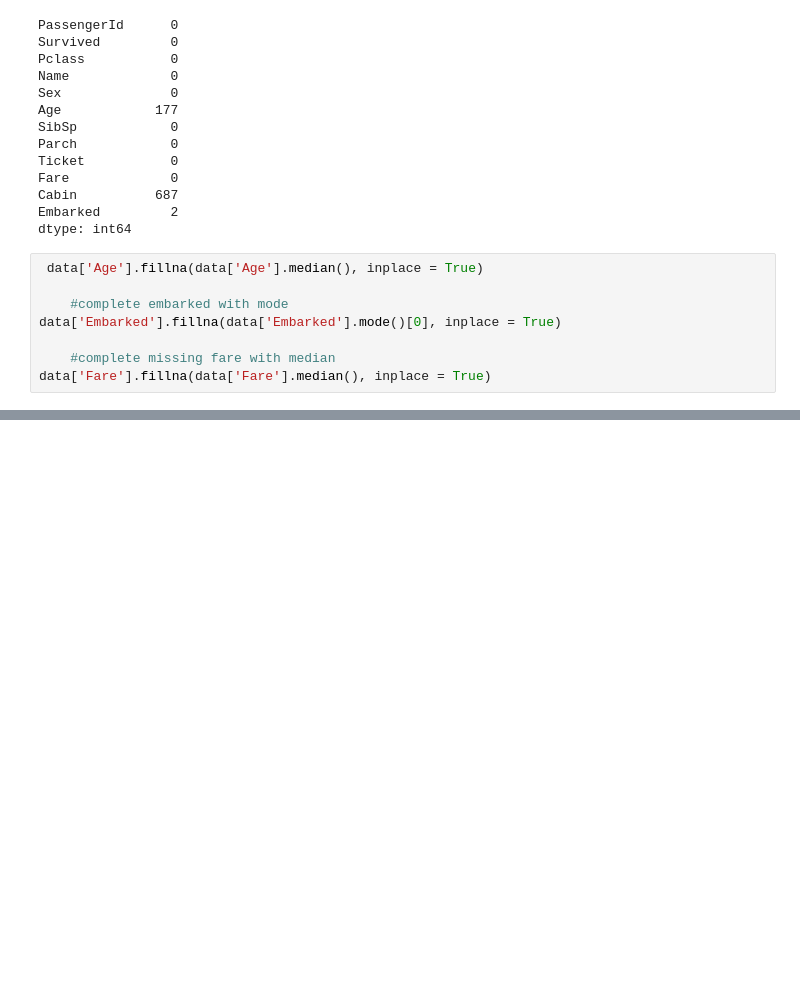
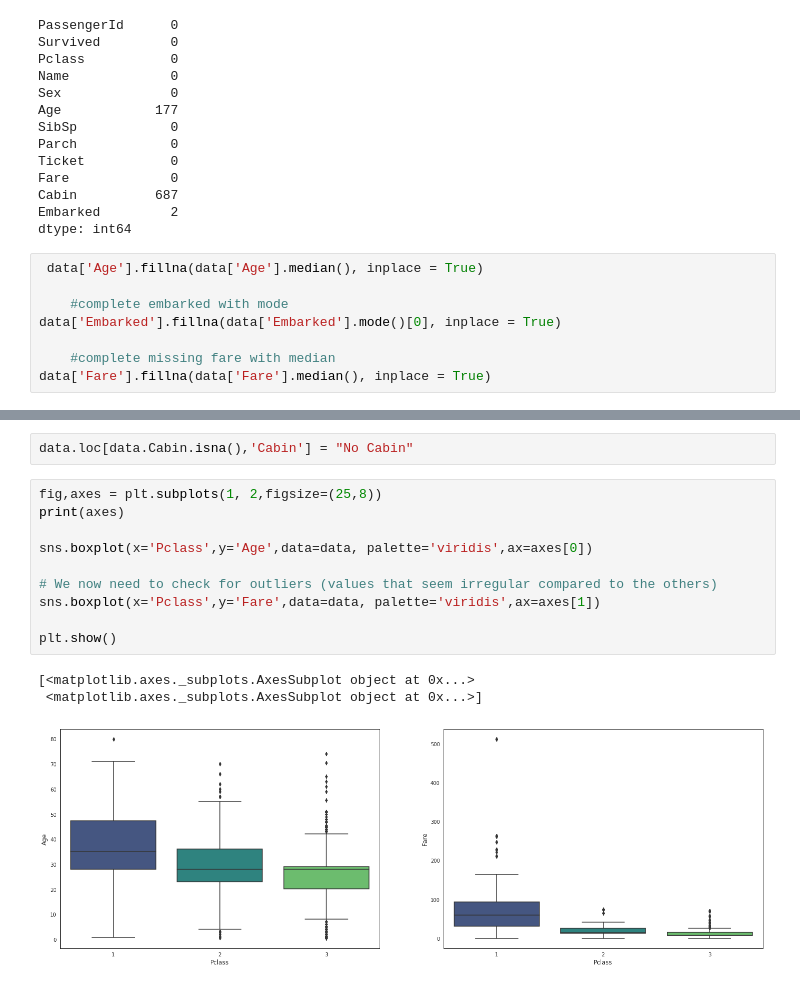
Before and after one commit to srinath116/BIGDATA-, a Jupyter notebook: datapreprocessing.ipynb, the cells around one changed output, grey strips where cells are left out. Drawn from its saved outputs; the diff is of its cells as text; blank space fills up the shorter version.

Commit message:
data prepocessing

```diff
--- a/datapreprocessing.ipynb
+++ b/datapreprocessing.ipynb
@@ -84,0 +121,16 @@ data['Fare'].fillna(data['Fare'].median(), inplace = True)
+# %%
+data.loc[data.Cabin.isna(),'Cabin'] = "No Cabin"
+# %%
+fig,axes = plt.subplots(1, 2,figsize=(25,8))
+print(axes)
+
+sns.boxplot(x='Pclass',y='Age',data=data, palette='viridis',ax=axes[0])
+
+# We now need to check for outliers (values that seem irregular compared to the others)
+sns.boxplot(x='Pclass',y='Fare',data=data, palette='viridis',ax=axes[1])
+
+plt.show()
+# %% [output]
+[<matplotlib.axes._subplots.AxesSubplot object at 0x...>
+ <matplotlib.axes._subplots.AxesSubplot object at 0x...>]
+[figure, added]
```
Also changed, not shown: parts of 10 cells of this notebook, 1 other file.
